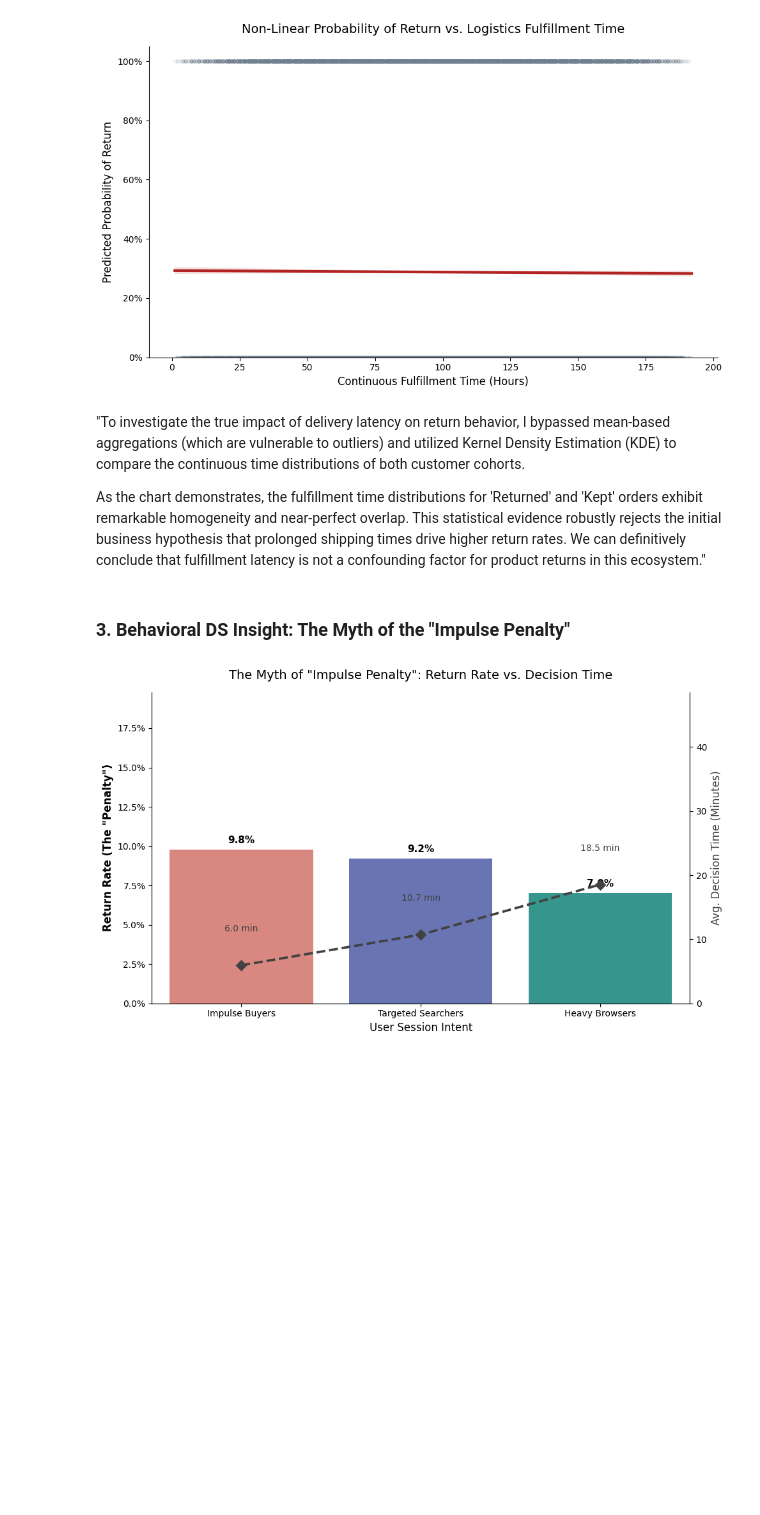
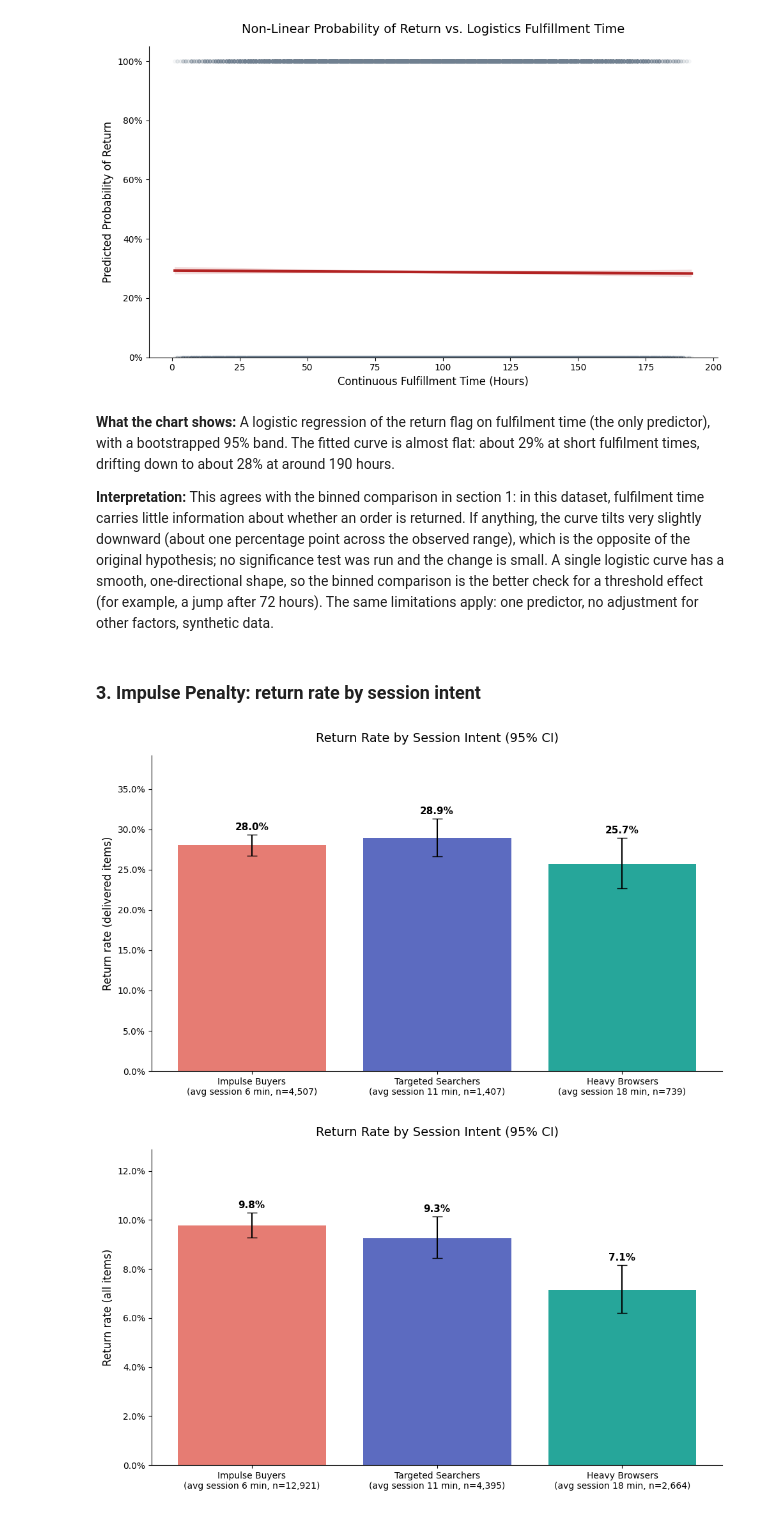
Before and after one commit to lkean614/thelook-ecommerce-data-pipeline, a Jupyter notebook: notebook/01_Behavioral_Insights.ipynb, the cells around one changed output. Drawn from its saved outputs; the diff is of its cells as text; code cells hidden in the pictures; blank space fills up the shorter version.

Commit message:
Fix impulse mart matching, update analysis wording and README

```diff
--- a/notebook/01_Behavioral_Insights.ipynb
+++ b/notebook/01_Behavioral_Insights.ipynb
@@ -25,12 +27,14 @@ vis.plot_logistic_return_probability(df_logistics)
 # %% [output]
 [figure]
 # %% [markdown]
-"To investigate the true impact of delivery latency on return behavior, I bypassed mean-based aggregations (which are vulnerable to outliers) and utilized Kernel Density Estimation (KDE) to compare the continuous time distributions of both customer cohorts.
+**What the chart shows:** A logistic regression of the return flag on fulfilment time (the only predictor), with a bootstrapped 95% band. The fitted curve is almost flat: about 29% at short fulfilment times, drifting down to about 28% at around 190 hours.
 
-As the chart demonstrates, the fulfillment time distributions for 'Returned' and 'Kept' orders exhibit remarkable homogeneity and near-perfect overlap. This statistical evidence robustly rejects the initial business hypothesis that prolonged shipping times drive higher return rates. We can definitively conclude that fulfillment latency is not a confounding factor for product returns in this ecosystem."
+**Interpretation:** This agrees with the binned comparison in section 1: in this dataset, fulfilment time carries little information about whether an order is returned. If anything, the curve tilts very slightly downward (about one percentage point across the observed range), which is the opposite of the original hypothesis; no significance test was run and the change is small. A single logistic curve has a smooth, one-directional shape, so the binned comparison is the better check for a threshold effect (for example, a jump after 72 hours). The same limitations apply: one predictor, no adjustment for other factors, synthetic data.
 # %% [markdown]
-### 3. Behavioral DS Insight: The Myth of the "Impulse Penalty"
+### 3. Impulse Penalty: return rate by session intent
 # %%
-vis.plot_impulse_penalty(df_intent)
+vis.plot_impulse_penalty(df_intent)                                     # delivered items
+vis.plot_impulse_penalty(df_intent, rate_col='return_rate_all_items')  # all items
 # %% [output]
-[figure, old version]
+[figure, new version]
+[figure, added]
```
Also changed, not shown: parts of 5 cells of this notebook, 8 other files.
